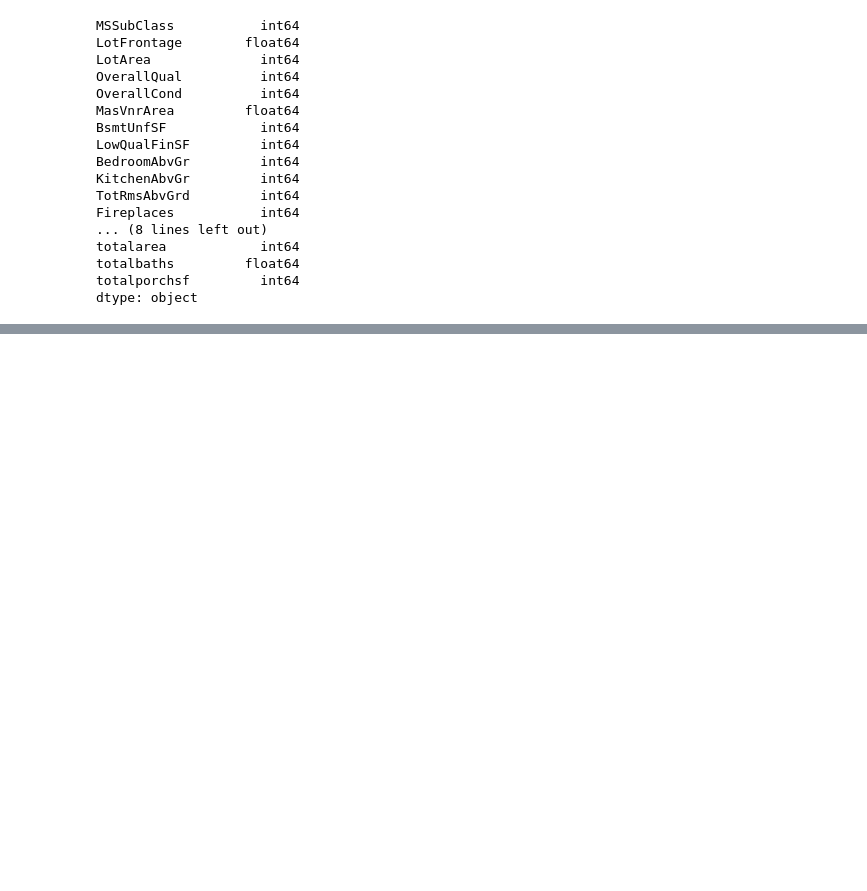
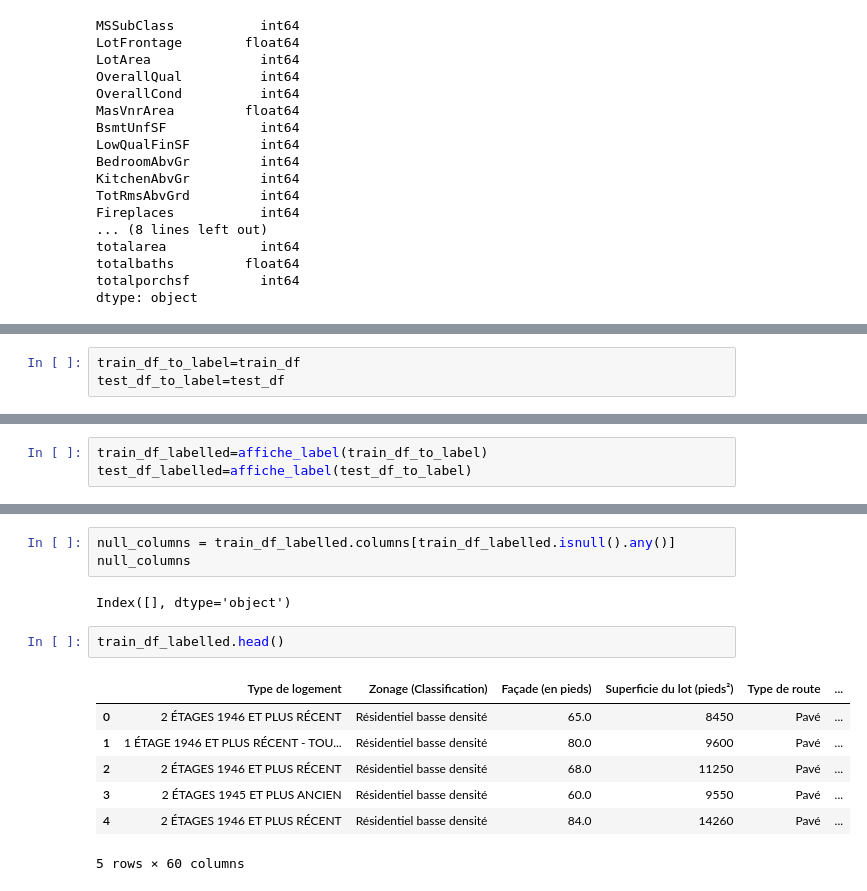
Before and after one commit to TraoreSieRachid/HOUSE-PRICE-PREDICTION-PROJECT, a Jupyter notebook: code/house_price_EDA.ipynb, the cells around one changed output, grey strips where cells are left out. Drawn from its saved outputs; the diff is of its cells as text; blank space fills up the shorter version.

```diff
--- a/code/house_price_EDA.ipynb
+++ b/code/house_price_EDA.ipynb
@@ -830,0 +865,3 @@ test_df.to_csv("../data/test_df.csv",index=False)
+# %%
+train_df_to_label=train_df
+test_df_to_label=test_df
@@ -830,0 +1439,3 @@ test_df.to_csv("../data/test_df.csv",index=False)
+# %%
+train_df_labelled=affiche_label(train_df_to_label)
+test_df_labelled=affiche_label(test_df_to_label)
@@ -830,0 +1460,15 @@ test_df.to_csv("../data/test_df.csv",index=False)
+# %%
+null_columns = train_df_labelled.columns[train_df_labelled.isnull().any()]
+null_columns
+# %% [output]
+Index([], dtype='object')
+# %%
+train_df_labelled.head()
+# %% [output]
+|  | Type de logement | Zonage (Classification) | Façade (en pieds) | Superficie du lot (pieds²) | Type de route | ... |
+| 0 | 2 ÉTAGES 1946 ET PLUS RÉCENT | Résidentiel basse densité | 65.0 | 8450 | Pavé | ... |
+| 1 | 1 ÉTAGE 1946 ET PLUS RÉCENT - TOU... | Résidentiel basse densité | 80.0 | 9600 | Pavé | ... |
+| 2 | 2 ÉTAGES 1946 ET PLUS RÉCENT | Résidentiel basse densité | 68.0 | 11250 | Pavé | ... |
+| 3 | 2 ÉTAGES 1945 ET PLUS ANCIEN | Résidentiel basse densité | 60.0 | 9550 | Pavé | ... |
+| 4 | 2 ÉTAGES 1946 ET PLUS RÉCENT | Résidentiel basse densité | 84.0 | 14260 | Pavé | ... |
+5 rows × 60 columns
```
Also changed, not shown: parts of 12 cells of this notebook, 17 other files.
